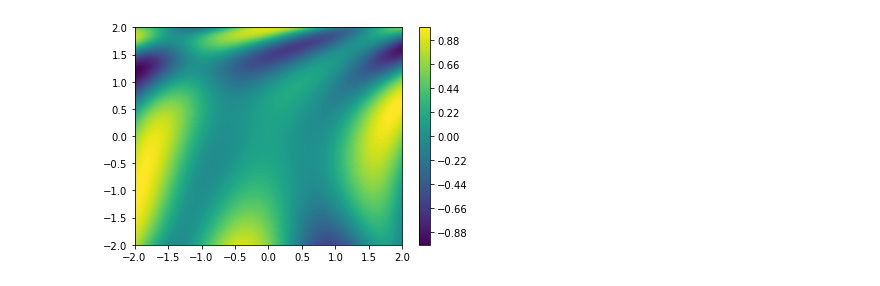
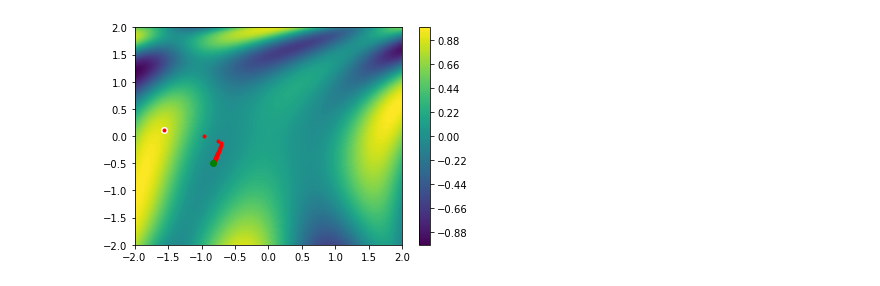
Before and after one commit to samuelmorenov/Descenso-del-Gradiente, a Jupyter notebook: Descenso del Gradiente.ipynb, the cells around one changed output. Drawn from its saved outputs; the diff is of its cells as text; code cells hidden in the pictures.

Commit message:
Añadida funcion del descenso del gradiante para los datos del entorno

```diff
--- a/Descenso del Gradiente.ipynb
+++ b/Descenso del Gradiente.ipynb
@@ -4,21 +4,65 @@ import scipy as sc
 
 import matplotlib.pyplot as plt
 # %%
+# Definimos la funcion sobre la que vamos a trabajar
 func = lambda th: np.sin(1/2 * th[0]**2-1/4*th[1]**2+3)* np.cos(2*th[0]+1-np.e**th[1])
 
+# Generamos la visualizacion usando dos vectores
+# con valores que van de 2 a -2
 res = 100
 
+# Vector X
 _X = np.linspace(-2, 2, res)
+# Vector Y
 _Y = np.linspace(-2, 2, res)
 
+# Matriz de 100*100
 _Z = np.zeros((res,res))
 
+# Añadimos los valores de la funcion en la matriz
 for ix, x in enumerate(_X):
     for iy, y in enumerate(_Y):
         _Z[iy, ix] = func([x, y])
 
+# Visualizamos la matriz
+# plt.contour(_X, _Y, _Z)
 plt.contourf(_X, _Y, _Z, 100)
+
+# Añadimos la barra de valores a la imagen
 plt.colorbar()
+
+# Creamos un punto aleatorio dentro de la matriz
+Theta = np.random.rand(2) * 4 - 2
+
+plt.plot(Theta[0], Theta[1], "o", c="white")
+
+_T = np.copy(Theta)
+
+h=0.001
+lr = 0.01 #learning rate: distancia que te mueves en cada iteracion
+
+gradiente = np.zeros(2)
+
+for _ in range(10000):
+
+    # Calculamos la derivada parcial
+    for it, th in enumerate(Theta):
+        _T = np.copy(Theta)
+
+        _T[it] = _T[it] + h
+        derivada = (func(_T) - func(Theta)) /h
+        gradiente[it] = derivada
+
+    Theta = Theta - lr * gradiente
+
+    #print(func(Theta))
+
+    if(_ % 50 == 0):
+        plt.plot(Theta[0], Theta[1], ".", c="red")
+
+
+# Añadimos el punto a la imagen
+plt.plot(Theta[0], Theta[1], "o", c="green")
 plt.show()
 # %% [output]
-[figure, old version]
+[figure, new version]
```
